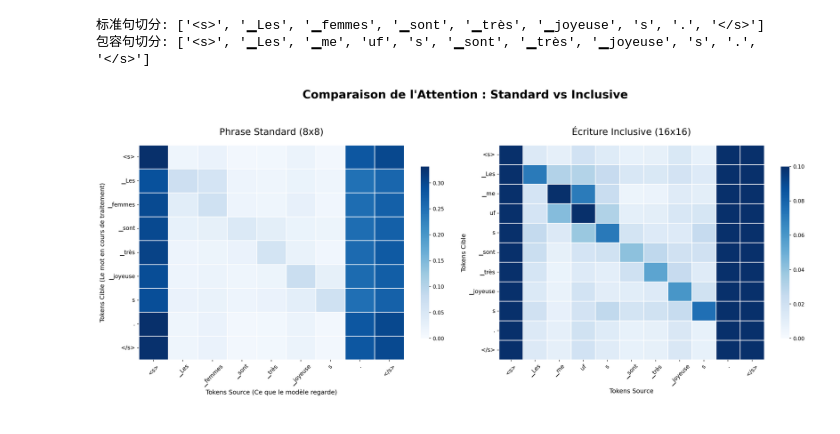
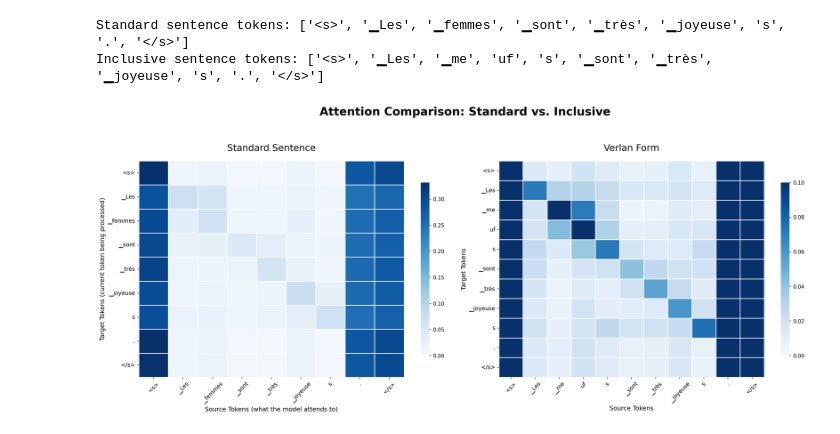
Before and after one commit to Simonwan03/llm_verlan, a Jupyter notebook: notebooks/attention_visualization.ipynb, the cells around one changed output. Cells and saved outputs as stored; diff of their text form; code cells hidden in the pictures.

```diff
--- a/notebooks/attention_visualization.ipynb
+++ b/notebooks/attention_visualization.ipynb
@@ -103,83 +103,83 @@ Notes:
 # %%
-print("标准句切分:", tokenizer.convert_ids_to_tokens(inputs_std["input_ids"][0]))
-print("包容句切分:", tokenizer.convert_ids_to_tokens(inputs_inc["input_ids"][0]))
+print("Standard sentence tokens:", tokenizer.convert_ids_to_tokens(inputs_std["input_ids"][0]))
+print("Inclusive sentence tokens:", tokenizer.convert_ids_to_tokens(inputs_inc["input_ids"][0]))
 # %% [output]
-标准句切分: ['<s>', '▁Les', '▁femmes', '▁sont', '▁très', '▁joyeuse', 's', '.', '</s>']
-包容句切分: ['<s>', '▁Les', '▁me', 'uf', 's', '▁sont', '▁très', '▁joyeuse', 's', '.', '</s>']
+Standard sentence tokens: ['<s>', '▁Les', '▁femmes', '▁sont', '▁très', '▁joyeuse', 's', '.', '</s>']
+Inclusive sentence tokens: ['<s>', '▁Les', '▁me', 'uf', 's', '▁sont', '▁très', '▁joyeuse', 's', '.', '</s>']
 # %%
 import matplotlib.pyplot as plt
 import seaborn as sns
 import torch
 
 # ==========================================
-# 第一步：准备 X轴和 Y轴的 Token 标签
+# Step 1: Prepare token labels for the x-axis and y-axis
 # ==========================================
-# 把 input_ids 转换回人类可读的词汇碎片
+# Convert input_ids back into human-readable token pieces
 tokens_std = tokenizer.convert_ids_to_tokens(inputs_std["input_ids"][0])
 tokens_inc = tokenizer.convert_ids_to_tokens(inputs_inc["input_ids"][0])
 
 # ==========================================
-# 第二步：提取并处理两个句子的注意力矩阵
+# Step 2: Extract and process the attention matrices for both sentences
 # ==========================================
-# 提取最后一层，去掉 Batch 维度，并在 12 个注意力头上求平均，最后转为 numpy 数组
+# Take the last layer, remove the batch dimension, average over the 12 heads, and convert to NumPy
 attention_matrix_std = outputs_std.attentions[-1].squeeze(0).mean(dim=0).detach().numpy()
 attention_matrix_inc = outputs_inc.attentions[-1].squeeze(0).mean(dim=0).detach().numpy()
 
-# 为了让两张图的颜色深浅具有绝对的可比性，我们找出两张图里的全局最大值
-# 这样左图和右图的“深蓝色”代表的是同一个级别的注意力强度
+# To make the color intensity directly comparable, find the global maximum across both plots
+# This ensures that the same dark blue corresponds to the same attention strength in each heatmap
 global_max = max(attention_matrix_std.max(), attention_matrix_inc.max())
 
 # ==========================================
-# 第三步：绘制双图并排对比热力图 (Side-by-Side Heatmaps)
+# Step 3: Draw side-by-side comparison heatmaps
 # ==========================================
-# 创建一个宽 20，高 8 的大画布，包含 1 行 2 列两个子图 (ax1 和 ax2)
+# Create a 20x8 canvas with two subplots in one row (ax1 and ax2)
 fig, (ax1, ax2) = plt.subplots(1, 2, figsize=(20, 8), dpi=150)
 
-# --- 绘制左图：标准句 (8x8) ---
+# --- Left plot: standard sentence (8x8) ---
 sns.heatmap(attention_matrix_std,
-            ax=ax1, # 指定画在左边的子图
+            ax=ax1, # Draw on the left subplot
             xticklabels=tokens_std,
             yticklabels=tokens_std,
             cmap="Blues",
             linewidths=0.5,
-            vmin=0, vmax=global_max, # 统一颜色刻度
-            cbar_kws={"shrink": 0.8}) # 稍微缩小一点颜色条
+            vmin=0, vmax=global_max, # Shared color scale
+            cbar_kws={"shrink": 0.8}) # Slightly shrink the color bar
 
-ax1.set_title("Phrase Standard (8x8)", fontsize=18, pad=20)
-ax1.set_xlabel("Tokens Source (Ce que le modèle regarde)", fontsize=12)
-ax1.set_ylabel("Tokens Cible (Le mot en cours de traitement)", fontsize=12)
+ax1.set_title("Standard Sentence", fontsize=18, pad=20)
+ax1.set_xlabel("Source Tokens (what the model attends to)", fontsize=12)
+ax1.set_ylabel("Target Tokens (current token being processed)", fontsize=12)
 ax1.tick_params(axis='x', rotation=45, labelsize=11)
 ax1.tick_params(axis='y', rotation=0, labelsize=11)
 
-# --- 绘制右图：包容性书写 (16x16) ---
+# --- Right plot: inclusive form (16x16) ---
 sns.heatmap(attention_matrix_inc,
-            ax=ax2, # 指定画在右边的子图
+            ax=ax2, # Draw on the right subplot
             xticklabels=tokens_inc,
             yticklabels=tokens_inc,
             cmap="Blues",
             linewidths=0.5,
-            vmin=0, vmax=0.1, # 统一颜色刻度
+            vmin=0, vmax=0.1, # Shared color scale
             cbar_kws={"shrink": 0.8})
 
-ax2.set_title("Écriture Inclusive (16x16)", fontsize=18, pad=20)
-ax2.set_xlabel("Tokens Source", fontsize=12)
-ax2.set_ylabel("Tokens Cible", fontsize=12)
+ax2.set_title("Verlan Form", fontsize=18, pad=20)
+ax2.set_xlabel("Source Tokens", fontsize=12)
+ax2.set_ylabel("Target Tokens", fontsize=12)
 ax2.tick_params(axis='x', rotation=45, labelsize=11)
 ax2.tick_params(axis='y', rotation=0, labelsize=11)
 
 # ==========================================
-# 第四步：微调排版并显示
+# Step 4: Fine-tune the layout and display the figure
 # ==========================================
-# 添加一个总标题
-plt.suptitle("Comparaison de l'Attention : Standard vs Inclusive", fontsize=22, fontweight='bold', y=1.05)
+# Add an overall title
+plt.suptitle("Attention Comparison: Standard vs. Inclusive", fontsize=22, fontweight='bold', y=1.05)
 
-# 自动调整子图之间的间距，防止文字重叠
+# Automatically adjust spacing to avoid label overlap
 plt.tight_layout()
 
-# 展示高清大图
+# Show the high-resolution figure
 plt.show()
 # %% [output]
-[figure, old version]
+[figure, new version]
 # %%
 import matplotlib.pyplot as plt
 import seaborn as sns
```
Also changed, not shown: parts of 4 cells of this notebook, 8 other files.
